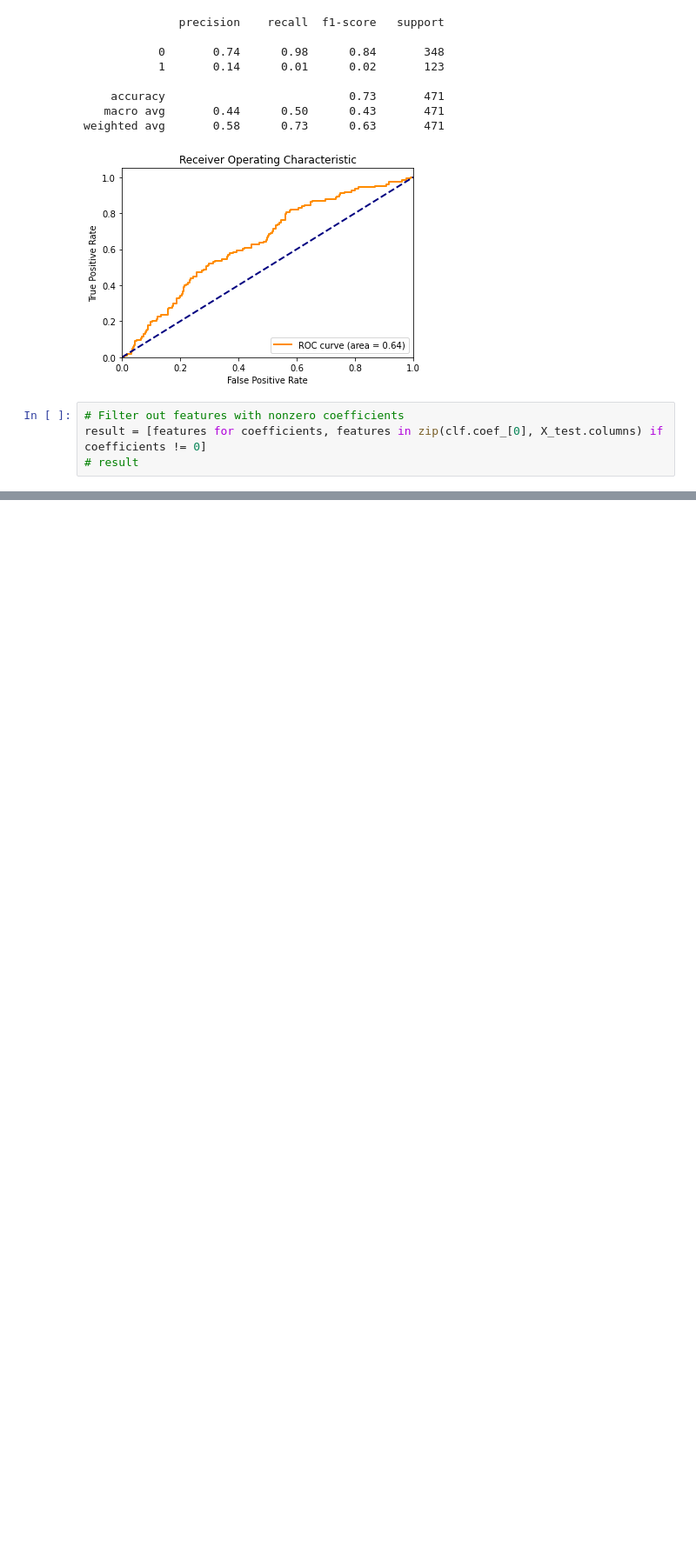
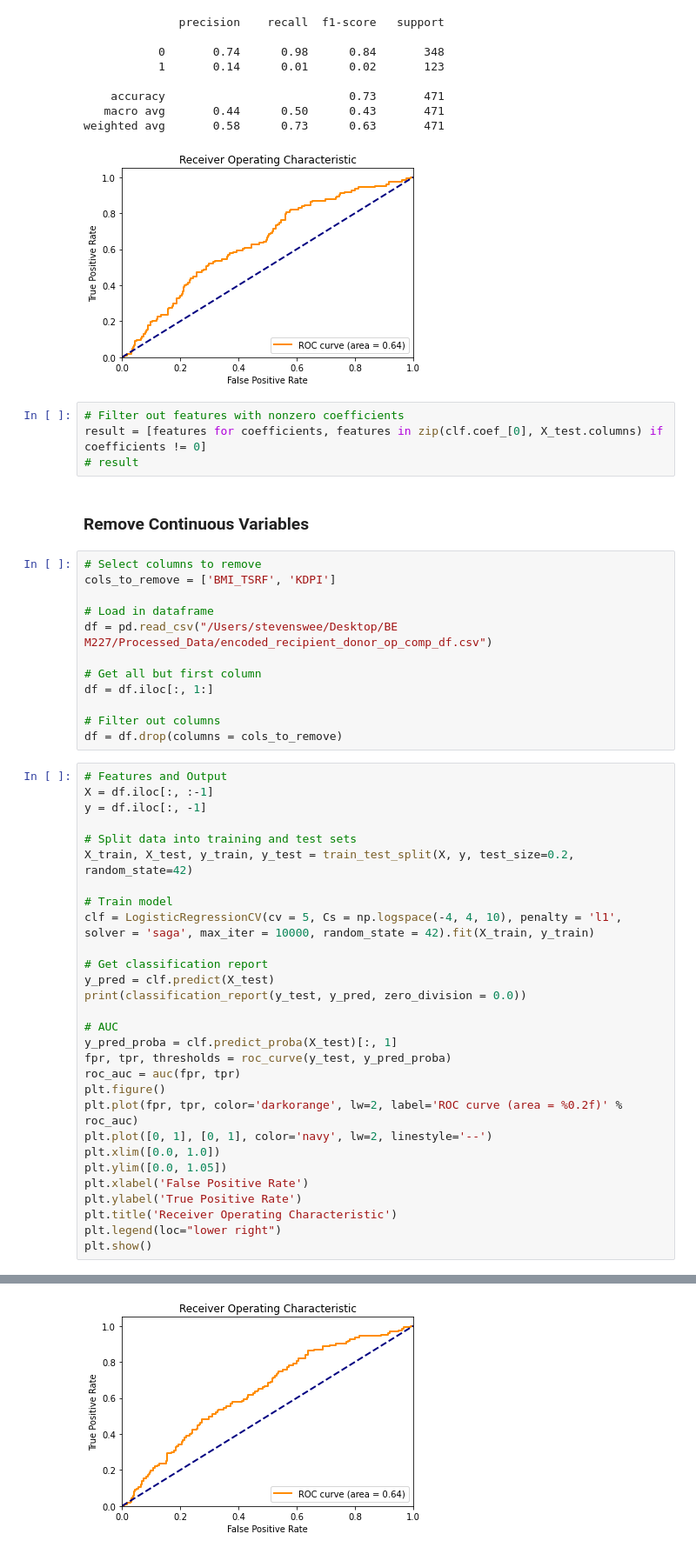
Before and after one commit to irsyadadam/kidney_transplant_readmit, a Jupyter notebook: Logistic_Regression_LASSO.ipynb, the cells around one changed output, grey strips where cells are left out. Shown at 87% size. Drawn from its saved outputs; the diff is of its cells as text; blank space fills up the shorter version.

Commit message:
Add files via upload
Logistic Regression with LASSO updated with continuous variables BMI and KDPI removed

```diff
--- a/Logistic_Regression_LASSO.ipynb
+++ b/Logistic_Regression_LASSO.ipynb
@@ -376,3 +376,47 @@ weighted avg       0.58      0.73      0.63       471
 # Filter out features with nonzero coefficients
 result = [features for coefficients, features in zip(clf.coef_[0], X_test.columns) if coefficients != 0]
 # result
+# %% [markdown]
+### Remove Continuous Variables
+# %%
+# Select columns to remove
+cols_to_remove = ['BMI_TSRF', 'KDPI']
+
+# Load in dataframe
+df = pd.read_csv("/Users/stevenswee/Desktop/BE M227/Processed_Data/encoded_recipient_donor_op_comp_df.csv")
+
+# Get all but first column
+df = df.iloc[:, 1:]
+
+# Filter out columns
+df = df.drop(columns = cols_to_remove)
+# %%
+# Features and Output
+X = df.iloc[:, :-1]
+y = df.iloc[:, -1]
+
+# Split data into training and test sets
+X_train, X_test, y_train, y_test = train_test_split(X, y, test_size=0.2, random_state=42)
+
+# Train model
+clf = LogisticRegressionCV(cv = 5, Cs = np.logspace(-4, 4, 10), penalty = 'l1', solver = 'saga', max_iter = 10000, random_state = 42).fit(X_train, y_train)
+
+# Get classification report
+y_pred = clf.predict(X_test)
+print(classification_report(y_test, y_pred, zero_division = 0.0))
+
+# AUC
+y_pred_proba = clf.predict_proba(X_test)[:, 1]
+fpr, tpr, thresholds = roc_curve(y_test, y_pred_proba)
+roc_auc = auc(fpr, tpr)
+plt.figure()
+plt.plot(fpr, tpr, color='darkorange', lw=2, label='ROC curve (area = %0.2f)' % roc_auc)
+plt.plot([0, 1], [0, 1], color='navy', lw=2, linestyle='--')
+plt.xlim([0.0, 1.0])
+plt.ylim([0.0, 1.05])
+plt.xlabel('False Positive Rate')
+plt.ylabel('True Positive Rate')
+plt.title('Receiver Operating Characteristic')
+plt.legend(loc="lower right")
+plt.show()
+# %% [output]
@@ -378,0 +431 @@ result = [features for coefficients, features in zip(clf.coef_[0], X_test.column
+[figure, added]
```
Also changed, not shown: parts of 3 cells of this notebook.
